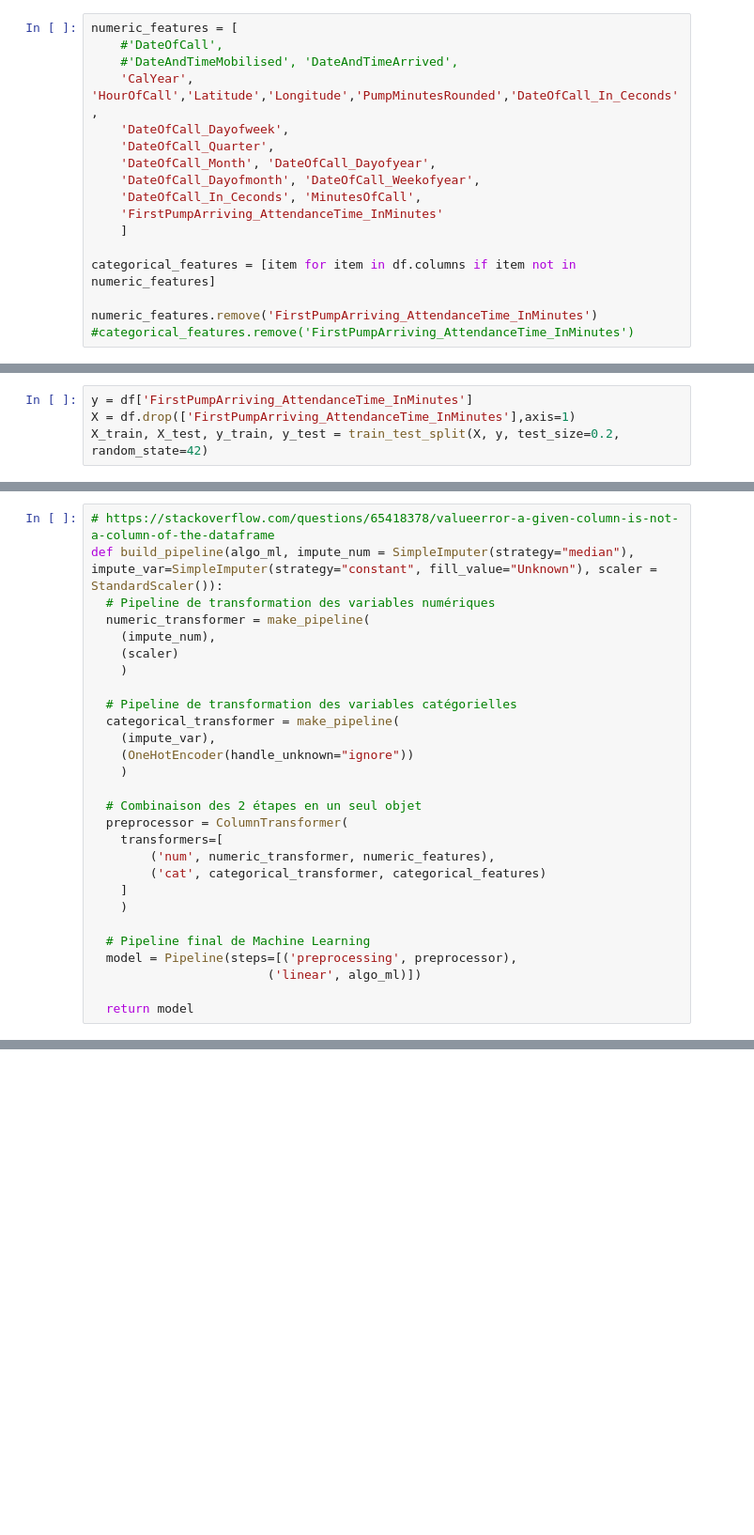
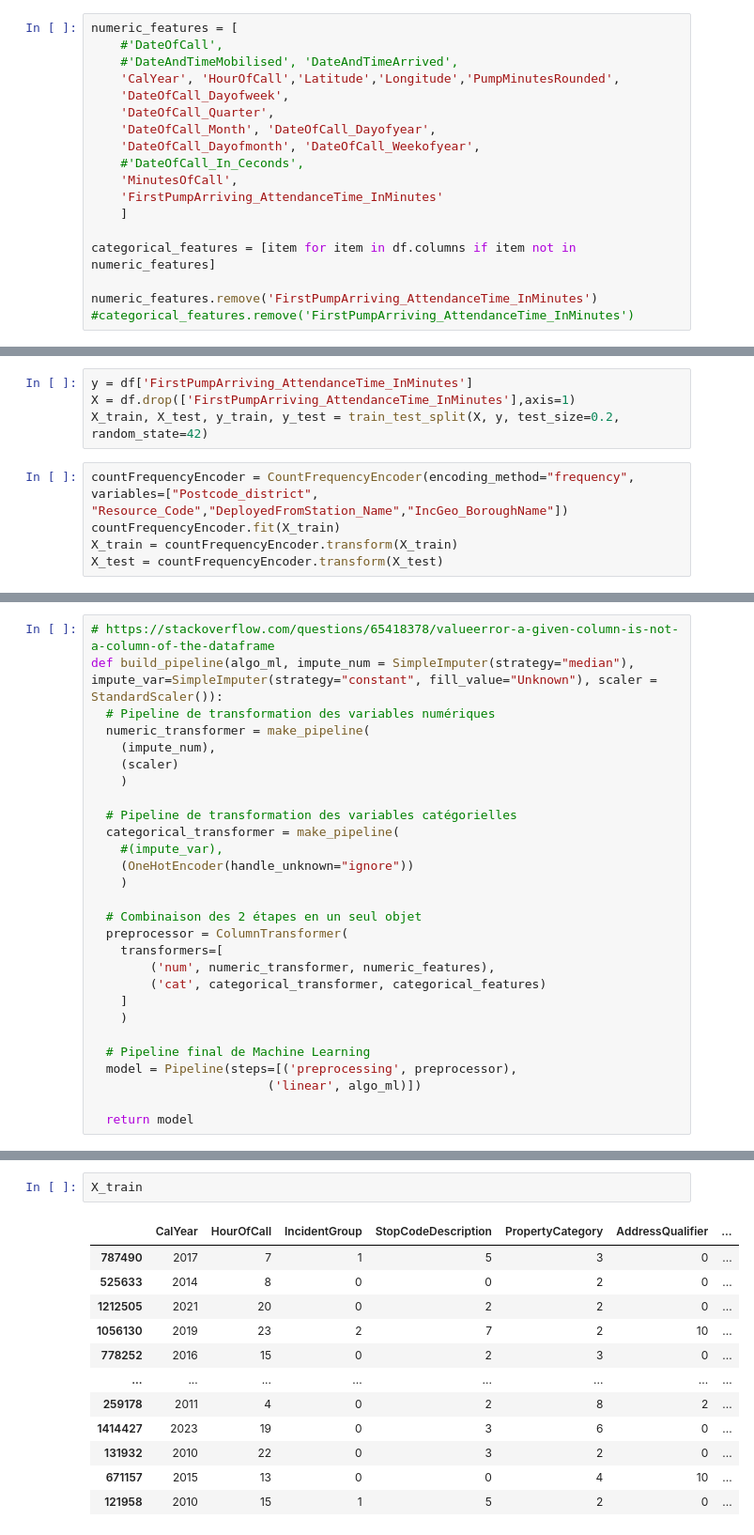
Before and after one commit to FrancescoDatascientest/Jan24_cds_Pompiers, a Jupyter notebook: notebooks/1_entrainement_des_modeles.ipynb, the cells around one changed output, grey strips where cells are left out. Shown at 94% size. Saved outputs shown, nothing was run; the diff lists cells and outputs as text; blank space fills up the shorter version.

Commit message:
first training model

```diff
--- a/notebooks/1_entrainement_des_modeles.ipynb
+++ b/notebooks/1_entrainement_des_modeles.ipynb
@@ -58,12 +98,13 @@ df.head()
 numeric_features = [
     #'DateOfCall',
     #'DateAndTimeMobilised', 'DateAndTimeArrived',
-    'CalYear', 'HourOfCall','Latitude','Longitude','PumpMinutesRounded','DateOfCall_In_Ceconds',
+    'CalYear', 'HourOfCall','Latitude','Longitude','PumpMinutesRounded',
     'DateOfCall_Dayofweek',
     'DateOfCall_Quarter',
     'DateOfCall_Month', 'DateOfCall_Dayofyear',
     'DateOfCall_Dayofmonth', 'DateOfCall_Weekofyear',
-    'DateOfCall_In_Ceconds', 'MinutesOfCall',
+    #'DateOfCall_In_Ceconds',
+    'MinutesOfCall',
     'FirstPumpArriving_AttendanceTime_InMinutes'
     ]
 
@@ -105,3 +160,8 @@ print(len(numeric_features)+len(categorical_features))
 y = df['FirstPumpArriving_AttendanceTime_InMinutes']
 X = df.drop(['FirstPumpArriving_AttendanceTime_InMinutes'],axis=1)
 X_train, X_test, y_train, y_test = train_test_split(X, y, test_size=0.2, random_state=42)
+# %%
+countFrequencyEncoder = CountFrequencyEncoder(encoding_method="frequency", variables=["Postcode_district", "Resource_Code","DeployedFromStation_Name","IncGeo_BoroughName"])
+countFrequencyEncoder.fit(X_train)
+X_train = countFrequencyEncoder.transform(X_train)
+X_test = countFrequencyEncoder.transform(X_test)
@@ -116,7 +190,7 @@ def build_pipeline(algo_ml, impute_num = SimpleImputer(strategy="median"), imput
 
   # Pipeline de transformation des variables catégorielles
   categorical_transformer = make_pipeline(
-    (impute_var),
+    #(impute_var),
     (OneHotEncoder(handle_unknown="ignore"))
     )
 
@@ -180,0 +304,15 @@ TypeError: Encoders require their input argument must be uniformly strings or nu
+# %%
+X_train
+# %% [output]
+|  | CalYear | HourOfCall | IncidentGroup | StopCodeDescription | PropertyCategory | AddressQualifier | ... |
+| 787490 | 2017 | 7 | 1 | 5 | 3 | 0 | ... |
+| 525633 | 2014 | 8 | 0 | 0 | 2 | 0 | ... |
+| 1212505 | 2021 | 20 | 0 | 2 | 2 | 0 | ... |
+| 1056130 | 2019 | 23 | 2 | 7 | 2 | 10 | ... |
+| 778252 | 2016 | 15 | 0 | 2 | 3 | 0 | ... |
+| ... | ... | ... | ... | ... | ... | ... | ... |
+| 259178 | 2011 | 4 | 0 | 2 | 8 | 2 | ... |
+| 1414427 | 2023 | 19 | 0 | 3 | 6 | 0 | ... |
+| 131932 | 2010 | 22 | 0 | 3 | 2 | 0 | ... |
+| 671157 | 2015 | 13 | 0 | 0 | 4 | 10 | ... |
+| 121958 | 2010 | 15 | 1 | 5 | 2 | 0 | ... |
```
Also changed, not shown: parts of 23 cells of this notebook, 1 other file.
